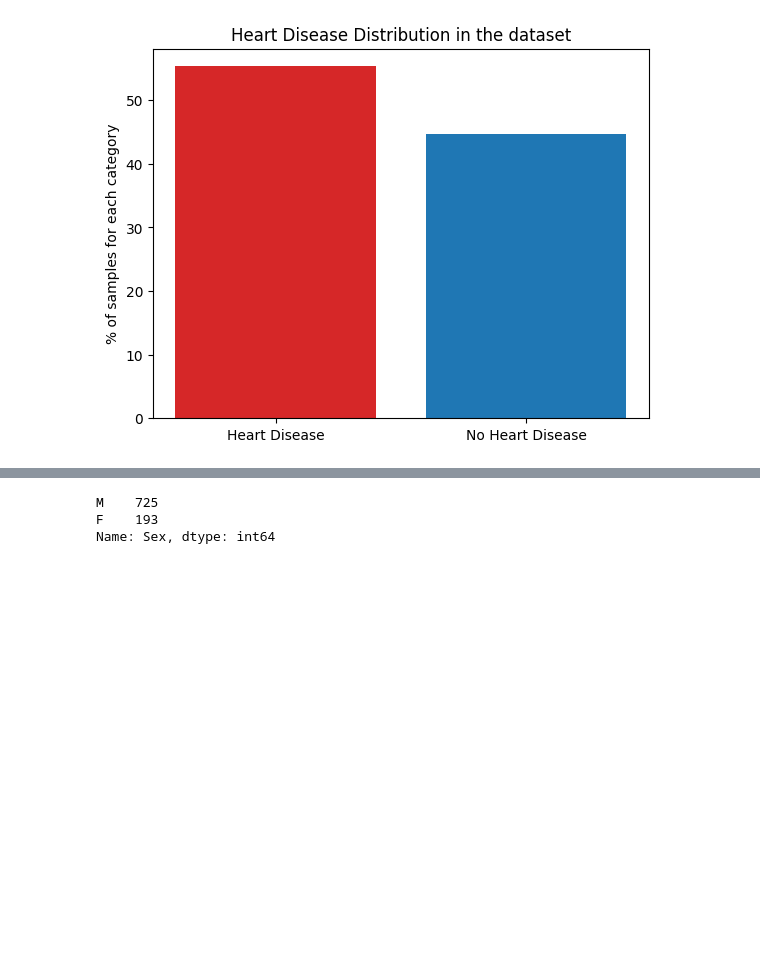
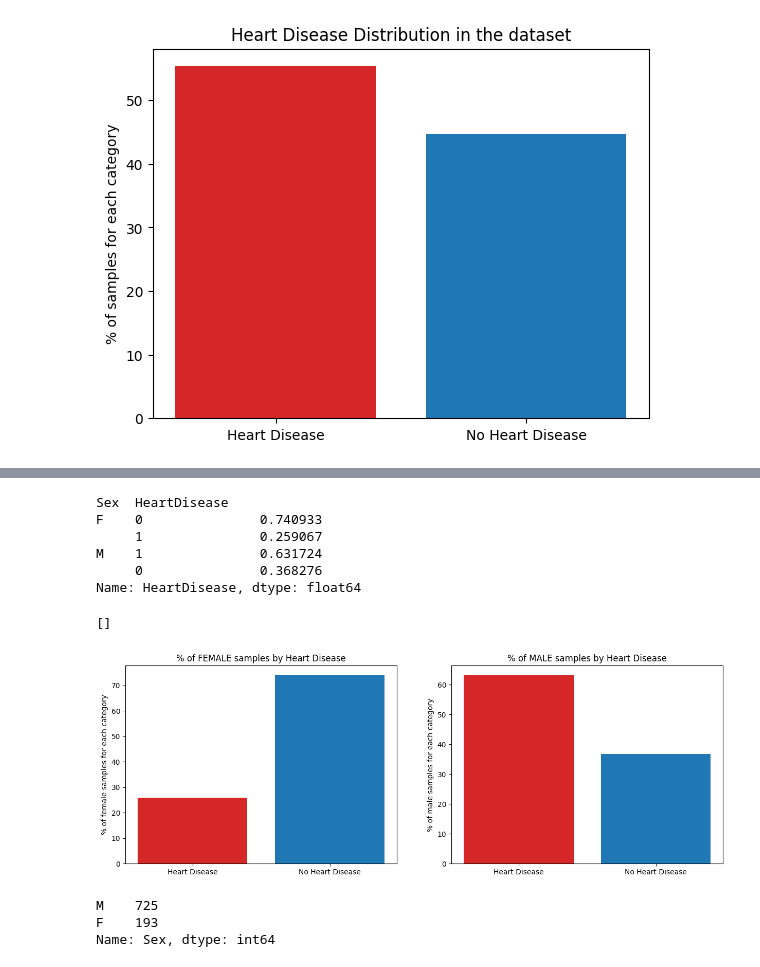
Before and after one commit to alditus/machine_learning_projects, a Jupyter notebook: heart_disease_dataset/heart_disease_data_cleaning.ipynb, the cells around one changed output, grey strips where cells are left out. Saved outputs shown, nothing was run; the diff lists cells and outputs as text; code cells hidden in the pictures; blank space fills up the shorter version.

Commit message:
Added visualization of target distribution by Sex

```diff
--- a/heart_disease_dataset/heart_disease_data_cleaning.ipynb
+++ b/heart_disease_dataset/heart_disease_data_cleaning.ipynb
@@ -107,3 +132,35 @@ plt.show()
+# %%
+heart_disease_by_sex = dataset.groupby(by='Sex')['HeartDisease'].value_counts(normalize=True)
+heart_disease_by_sex
+# %% [output]
+Sex  HeartDisease
+F    0               0.740933
+     1               0.259067
+M    1               0.631724
+     0               0.368276
+Name: HeartDisease, dtype: float64
+# %%
+fig, (ax1, ax2) = plt.subplots(1, 2, figsize=(15, 5))
+
+f_target = ['Heart Disease', 'No Heart Disease']
+f_counts = [x*100 for x in [heart_disease_by_sex['F'][1], heart_disease_by_sex['F'][0]]]
+m_target = ['Heart Disease', 'No Heart Disease']
+m_counts = [x*100 for x in [heart_disease_by_sex['M'][1], heart_disease_by_sex['M'][0]]]
+
+bar_colors = ['tab:red', 'tab:blue']
+
+ax1.bar(f_target, f_counts, label=bar_labels, color=bar_colors)
+ax1.set_ylabel('% of female samples for each category')
+ax1.set_title('% of FEMALE samples by Heart Disease')
+
+ax2.bar(m_target, m_counts, label=bar_labels, color=bar_colors)
+ax2.set_ylabel('% of male samples for each category')
+ax2.set_title('% of MALE samples by Heart Disease')
+
+plt.plot()
+# %% [output]
+[]
+[figure, added]
 # %%
 dataset['Sex'].value_counts()
 # %% [output]
```
Also changed, not shown: parts of 5 cells of this notebook.
